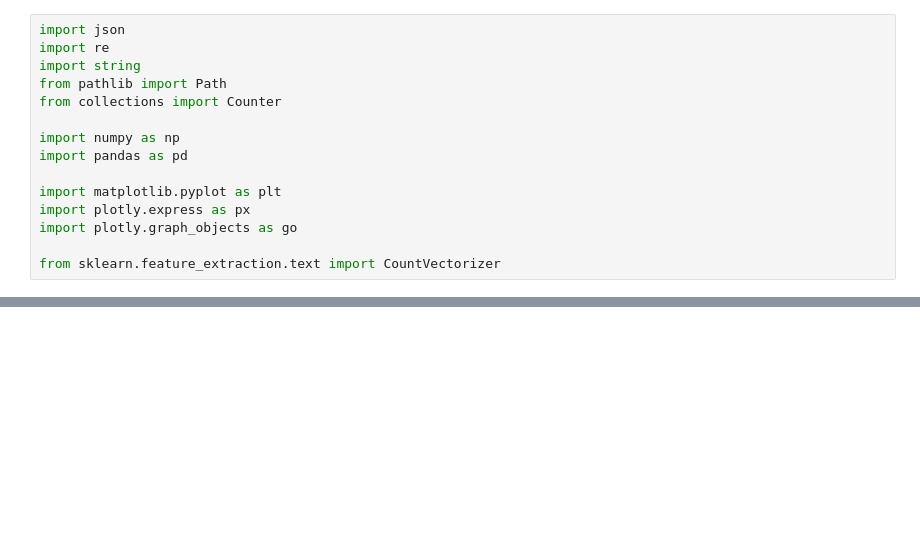
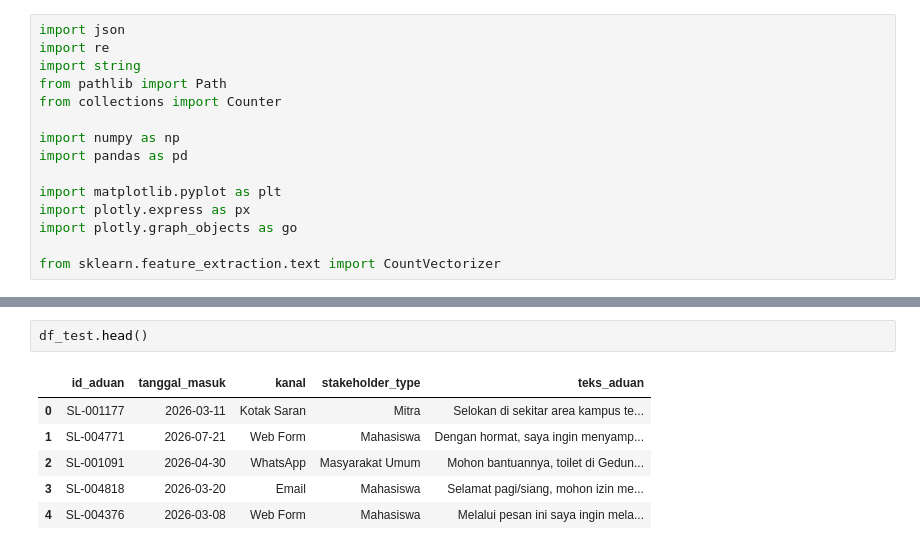
Before and after one commit to nurrasyid14/s, a Jupyter notebook: ml/notebooks/0-eda.ipynb, the cells around one changed output, grey strips where cells are left out. Drawn from its saved outputs; the diff is of its cells as text; blank space fills up the shorter version.

```diff
--- a/ml/notebooks/0-eda.ipynb
+++ b/ml/notebooks/0-eda.ipynb
@@ -41,0 +49,9 @@ df_test = pd.read_json(data_test, lines=True)
+# %%
+df_test.head()
+# %% [output]
+|  | id_aduan | tanggal_masuk | kanal | stakeholder_type | teks_aduan |
+| 0 | SL-001177 | 2026-03-11 | Kotak Saran | Mitra | Selokan di sekitar area kampus te... |
+| 1 | SL-004771 | 2026-07-21 | Web Form | Mahasiswa | Dengan hormat, saya ingin menyamp... |
+| 2 | SL-001091 | 2026-04-30 | WhatsApp | Masyarakat Umum | Mohon bantuannya, toilet di Gedun... |
+| 3 | SL-004818 | 2026-03-20 | Email | Mahasiswa | Selamat pagi/siang, mohon izin me... |
+| 4 | SL-004376 | 2026-03-08 | Web Form | Mahasiswa | Melalui pesan ini saya ingin mela... |
```
Also changed, not shown: parts of 9 cells of this notebook.
